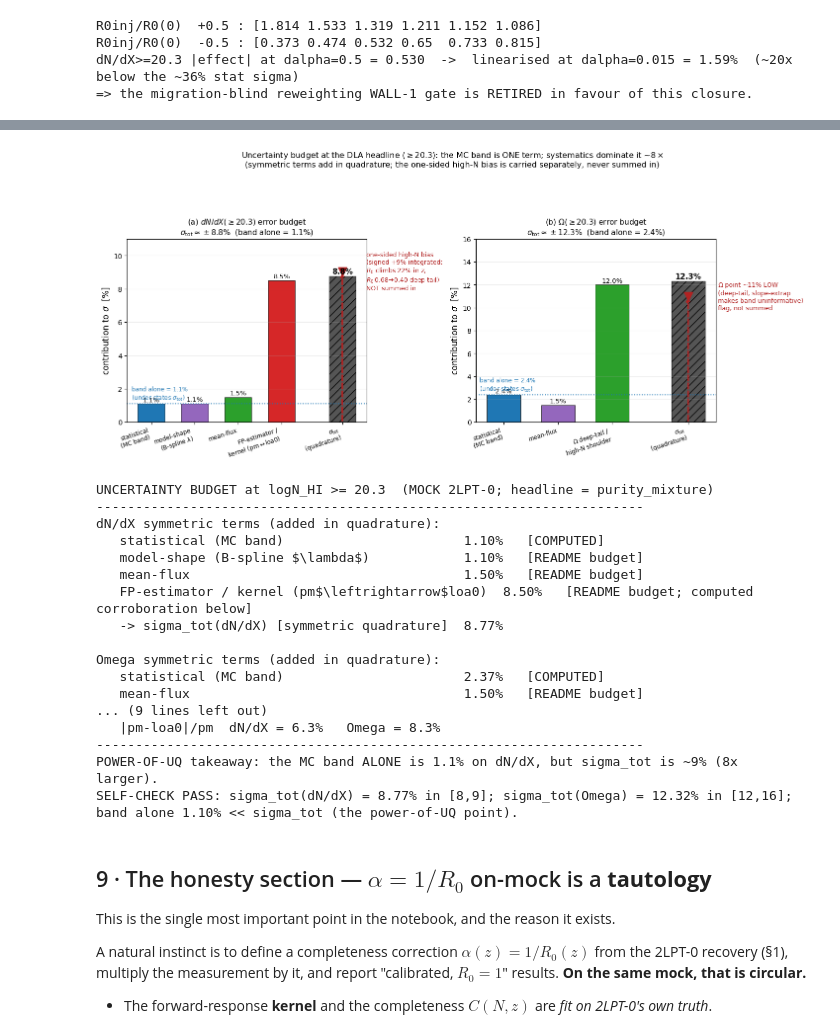
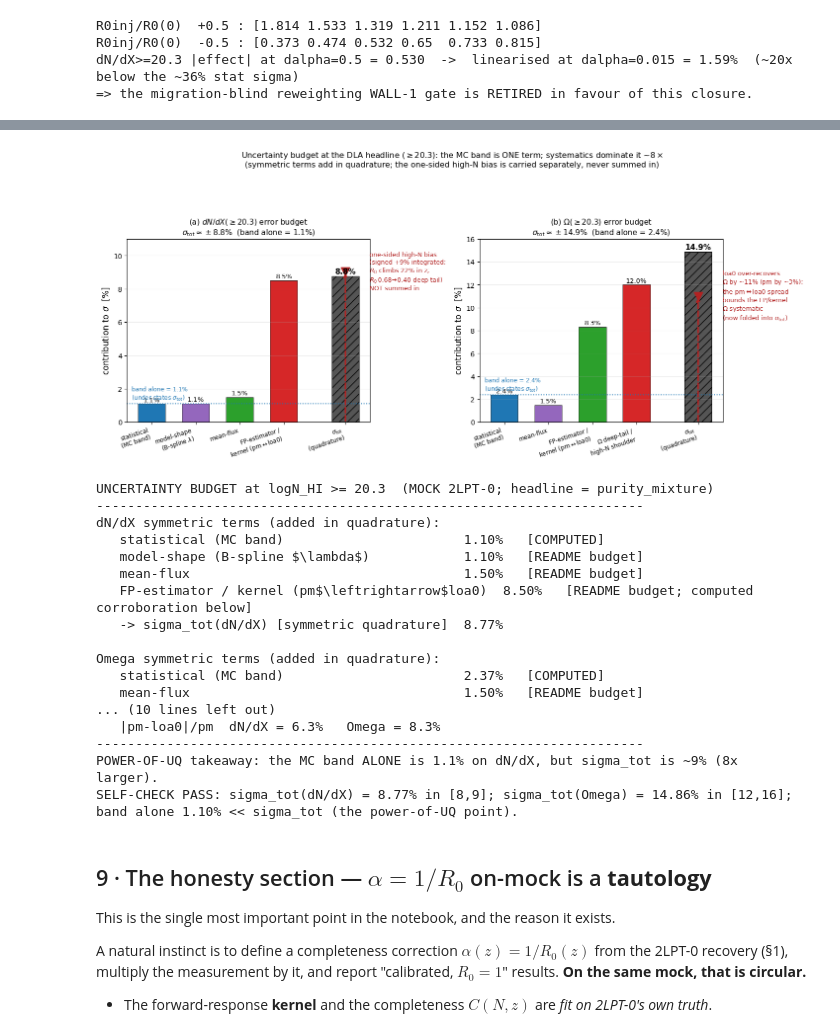
Before and after one commit to jibanCat/desi_gpy_dla_detection, a Jupyter notebook: notebooks/HBI_04_validation.ipynb, the cells around one changed output, grey strips where cells are left out. Saved outputs shown, nothing was run; the diff lists cells and outputs as text; code cells hidden in the pictures.

```diff
--- a/notebooks/HBI_04_validation.ipynb
+++ b/notebooks/HBI_04_validation.ipynb
@@ -721,10 +761,12 @@ sym_dndx = {
 }
 sig_tot_dndx = math.sqrt(sum(v * v for v in sym_dndx.values()))
 
-# Omega symmetric terms (quadrature):
+# Omega symmetric terms (quadrature) — INCLUDES the FP/kernel spread (the |pm-loa0|
+# Omega systematic, ~8.3%), the same way the dN/dX budget carries its FP term:
 sym_omega = {
     "statistical\n(MC band)":      stat_omega,
     "mean-flux":                   mean_flux_omega,
+    "FP-estimator /\nkernel (pm$\\leftrightarrow$loa0)": fp_omega_budget,
     "$\\Omega$ deep-tail /\nhigh-N shoulder": omega_deeptail,
 }
 sig_tot_omega = math.sqrt(sum(v * v for v in sym_omega.values()))
@@ -779,8 +821,9 @@ stacked_budget(
 
 stacked_budget(
     axes[1], sym_omega, sig_tot_omega,
-    one_sided_lbl="$\\Omega$ point ~11% LOW\n(deep-tail; slope-extrap\nmakes band "
-                  "uninformative)\nflag, not summed",
+    one_sided_lbl="loa0 over-recovers\n$\\Omega$ by ~11% (pm by ~3%);\n"
+                  "the pm$\\leftrightarrow$loa0 spread\nbounds the FP/kernel\n"
+                  "$\\Omega$ systematic\n(now folded into $\\sigma_{\\rm tot}$)",
     one_sided_val=11.0,
     title="(b) $\\Omega(\\geq 20.3)$ error budget\n"
           f"$\\sigma_{{\\rm tot}}\\approx\\pm{sig_tot_omega:.1f}\\%$  (band alone "
@@ -805,35 +848,35 @@ for k, v in sym_dndx.items():
     else:
         src = "README budget"
     print(f"   {k.replace(chr(10),' '):42s} {v:5.2f}%   [{src}]")
 print(f"   {'-> sigma_tot(dN/dX) [symmetric quadrature]':42s} {sig_tot_dndx:5.2f}%")
 print()
 print("Omega symmetric terms (added in quadrature):")
 for k, v in sym_omega.items():
     src = "COMPUTED" if k.startswith("statistical") else "README budget"
     print(f"   {k.replace(chr(10),' '):42s} {v:5.2f}%   [{src}]")
 print(f"   {'-> sigma_tot(Omega) [symmetric quadrature]':42s} {sig_tot_omega:5.2f}%")
 print()
 print("ONE-SIDED terms (signed; NOT added into the quadrature above):")
 print(f"   high-N kernel bias dN/dX (integrated)        +{hi_n_bias_int:.1f}%  (truth ABOVE the high-N points)")
 print(f"   kernel-residual z-climb (section 2)           {hi_n_climb_pct:.0f}%  (R0 climbs 0.95->1.18 across z)")
-print(f"   Omega deep-tail point bias                    ~11% LOW (slope-extrap band uninformative)")
+print(f"   Omega FP/kernel spread (loa0 vs pm)           loa0 over-recovers ~11%; pm by ~3% (now IN sigma_tot)")
 print()
 print("MEASURED corroboration of the FP/kernel term (point-difference, not R0-spread):")
 print(f"   |pm-loa0|/pm  dN/dX = {fp_dndx_meas:.1f}%   Omega = {fp_omega_meas:.1f}%")
 print("-" * 70)
 print(f"POWER-OF-UQ takeaway: the MC band ALONE is {stat_dndx:.1f}% on dN/dX, but "
       f"sigma_tot is ~{sig_tot_dndx:.0f}% ({sig_tot_dndx/stat_dndx:.0f}x larger).")
 
 # --- SELF-CHECK: the symmetric quadrature lands in the stated PI ranges -------
 assert 8.0 <= sig_tot_dndx <= 9.0, sig_tot_dndx        # PI spec: +/- 8-9% on dN/dX
 assert 12.0 <= sig_tot_omega <= 16.0, sig_tot_omega    # PI spec: +/- 12-16% on Omega
 assert stat_dndx < 2.0, stat_dndx                      # band alone is ~1% (<<sigma_tot)
 assert sig_tot_dndx > 5 * stat_dndx, (sig_tot_dndx, stat_dndx)  # band drastically under-states
 print(f"SELF-CHECK PASS: sigma_tot(dN/dX) = {sig_tot_dndx:.2f}% in [8,9]; "
       f"sigma_tot(Omega) = {sig_tot_omega:.2f}% in [12,16]; "
       f"band alone {stat_dndx:.2f}% << sigma_tot (the power-of-UQ point).")
 # %% [output]
-[figure, old version]
+[figure, new version]
 UNCERTAINTY BUDGET at logN_HI >= 20.3  (MOCK 2LPT-0; headline = purity_mixture)
 ----------------------------------------------------------------------
 dN/dX symmetric terms (added in quadrature):
@@ -846,11 +889,11 @@ dN/dX symmetric terms (added in quadrature):
 Omega symmetric terms (added in quadrature):
    statistical (MC band)                       2.37%   [COMPUTED]
    mean-flux                                   1.50%   [README budget]
-... (9 lines left out)
+... (10 lines left out)
    |pm-loa0|/pm  dN/dX = 6.3%   Omega = 8.3%
 ----------------------------------------------------------------------
 POWER-OF-UQ takeaway: the MC band ALONE is 1.1% on dN/dX, but sigma_tot is ~9% (8x larger).
-SELF-CHECK PASS: sigma_tot(dN/dX) = 8.77% in [8,9]; sigma_tot(Omega) = 12.32% in [12,16]; band alone 1.10% << sigma_tot (the power-of-UQ point).
+SELF-CHECK PASS: sigma_tot(dN/dX) = 8.77% in [8,9]; sigma_tot(Omega) = 14.86% in [12,16]; band alone 1.10% << sigma_tot (the power-of-UQ point).
 # %% [markdown]
 ## 9 · The honesty section — $\alpha = 1/R_0$ on-mock is a **tautology**
 
```
Also changed, not shown: parts of 5 cells of this notebook, 3 other files.
